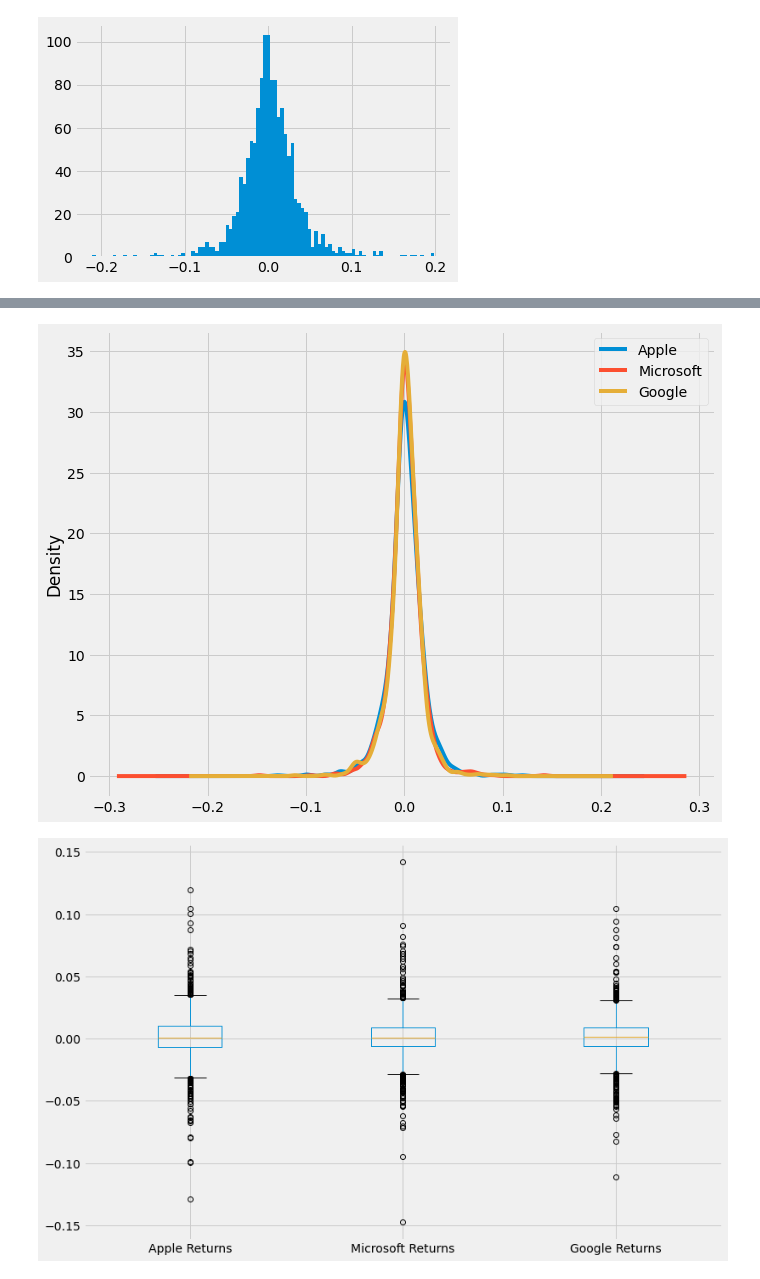
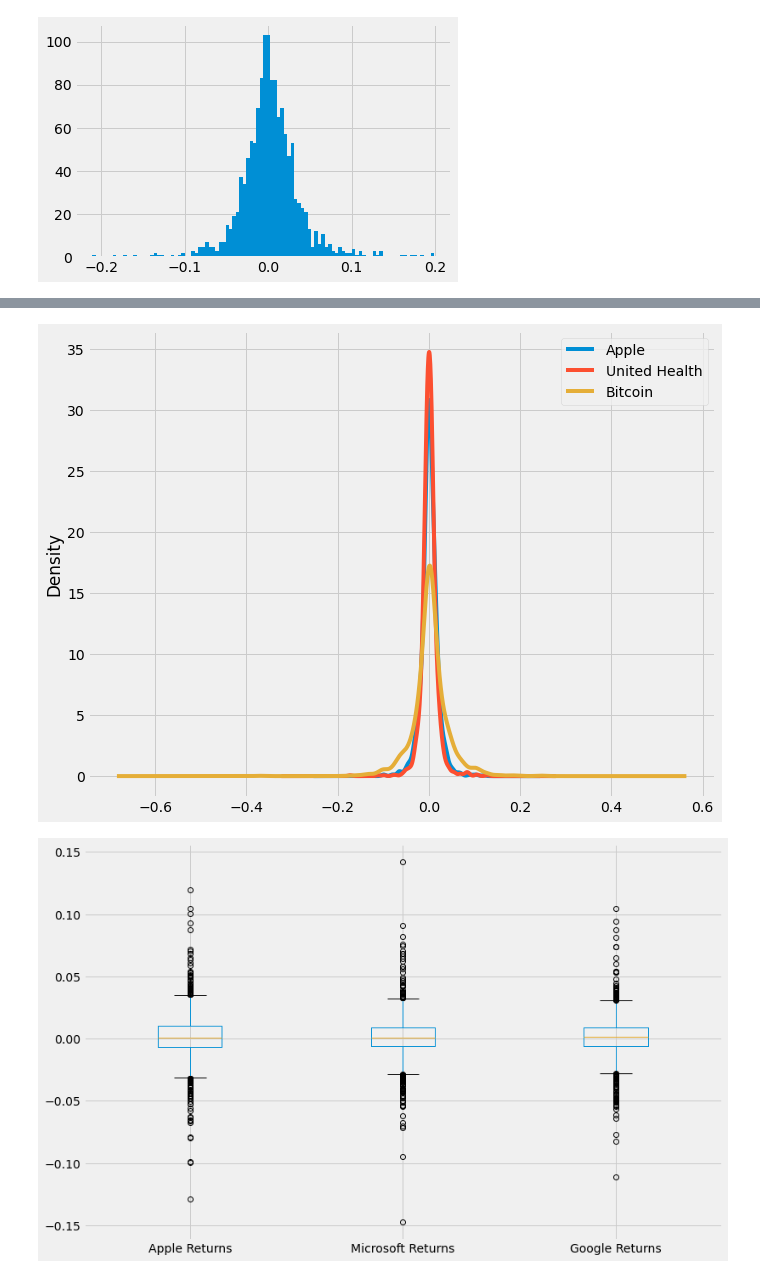
Before and after one commit to jmg0144/Stock-Market-Analysis, a Jupyter notebook: Stock-Market-Analysis.ipynb, the cells around one changed output, grey strips where cells are left out. Saved outputs shown, nothing was run; the diff lists cells and outputs as text; code cells hidden in the pictures.

```diff
--- a/Stock-Market-Analysis.ipynb
+++ b/Stock-Market-Analysis.ipynb
@@ -264,10 +278,10 @@ plt.legend();
 # %%
 apple['Returns'].plot(kind='kde', label='Apple', figsize=(10,8))
-microsoft['Returns'].plot(kind='kde', label='Microsoft', figsize=(10,8))
-google['Returns'].plot(kind='kde', label='Google', figsize=(10,8))
+united_health['Returns'].plot(kind='kde', label='United Health', figsize=(10,8))
+bitcoin['Returns'].plot(kind='kde', label='Bitcoin', figsize=(10,8))
 plt.legend();
 # %% [output]
-[figure, old version]
+[figure, new version]
 # %%
 box_df = pd.concat([apple['Returns'], microsoft['Returns'], google['Returns']], axis=1)
 box_df.columns = ['Apple Returns', 'Microsoft Returns', 'Google Returns']
```
Also changed, not shown: parts of 112 cells of this notebook.
